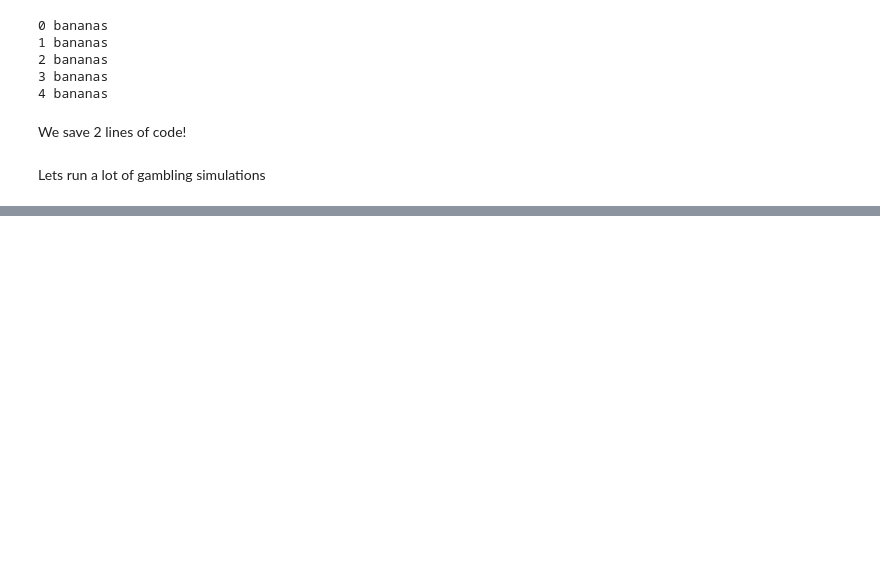
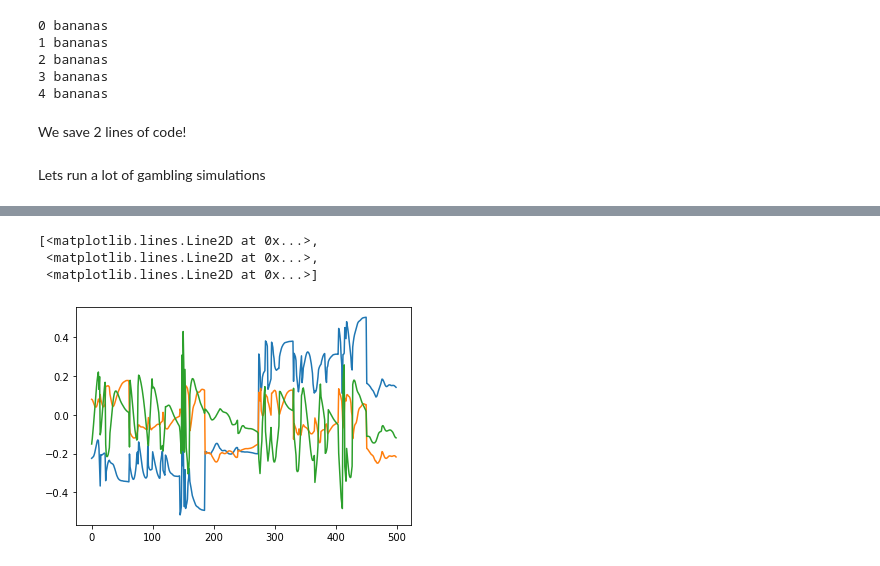
Before and after one commit to ietheredge/ASAB-2019-MLWS, a Jupyter notebook: Python101.ipynb, the cells around one changed output, grey strips where cells are left out. Drawn from its saved outputs; the diff is of its cells as text; code cells hidden in the pictures; blank space fills up the shorter version.

```diff
--- a/Python101.ipynb
+++ b/Python101.ipynb
@@ -719,0 +794,16 @@ plt.show()
+# %%
+mat_contents2 = sio.loadmat('/Users/ian/Downloads/labelledMarkersDrogon.mat')
+df = pd.DataFrame(
+    mat_contents2['dataMatrix'],
+    columns=['time', 'flight', 'hawk', 'X', 'Y', 'Z', 'x', 'y', 'z', 'mode', 'label']
+)
+df = df.loc[df['flight']==100]
+some_other_data = np.array(df.loc[:, 'x':'z'].dropna())
+y = np.array(df['label'])
+# %%
+plt.plot(some_other_data[:500])
+# %% [output]
+[<matplotlib.lines.Line2D at 0x...>,
+ <matplotlib.lines.Line2D at 0x...>,
+ <matplotlib.lines.Line2D at 0x...>]
+[figure, added]
```
Also changed, not shown: parts of 42 cells of this notebook, 1 other file.
